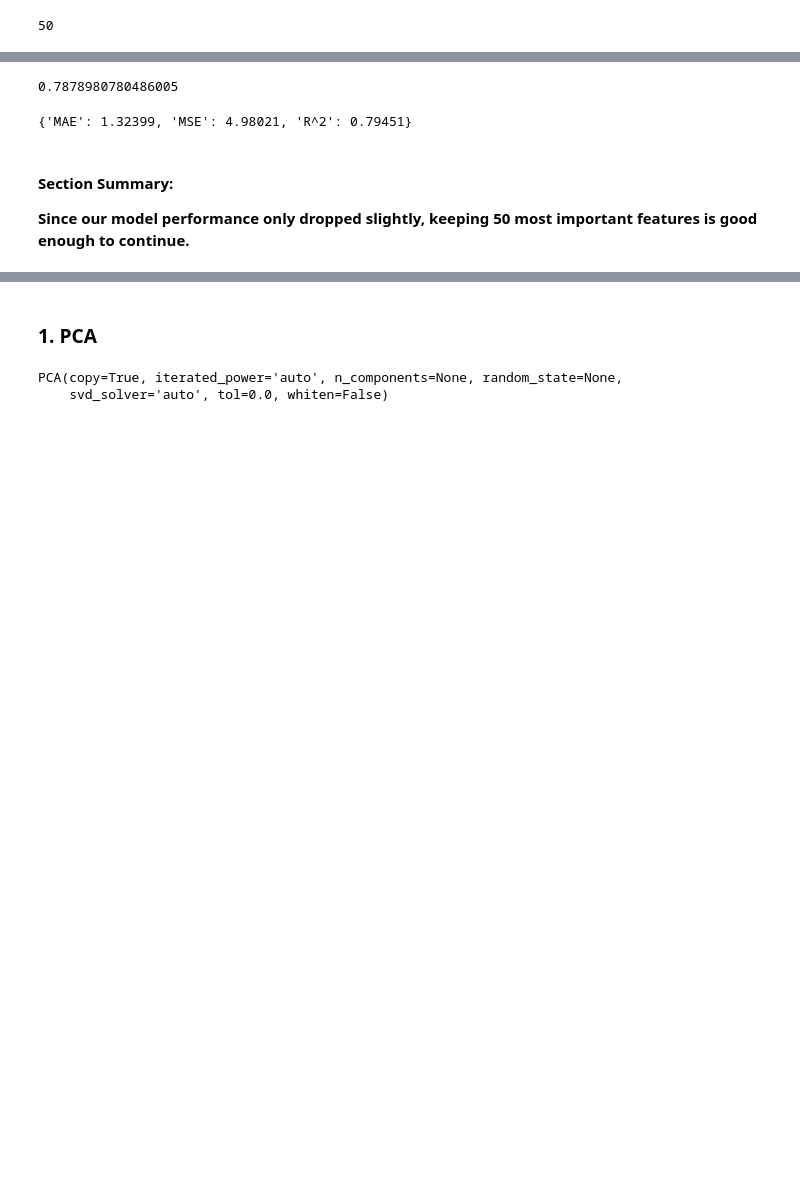
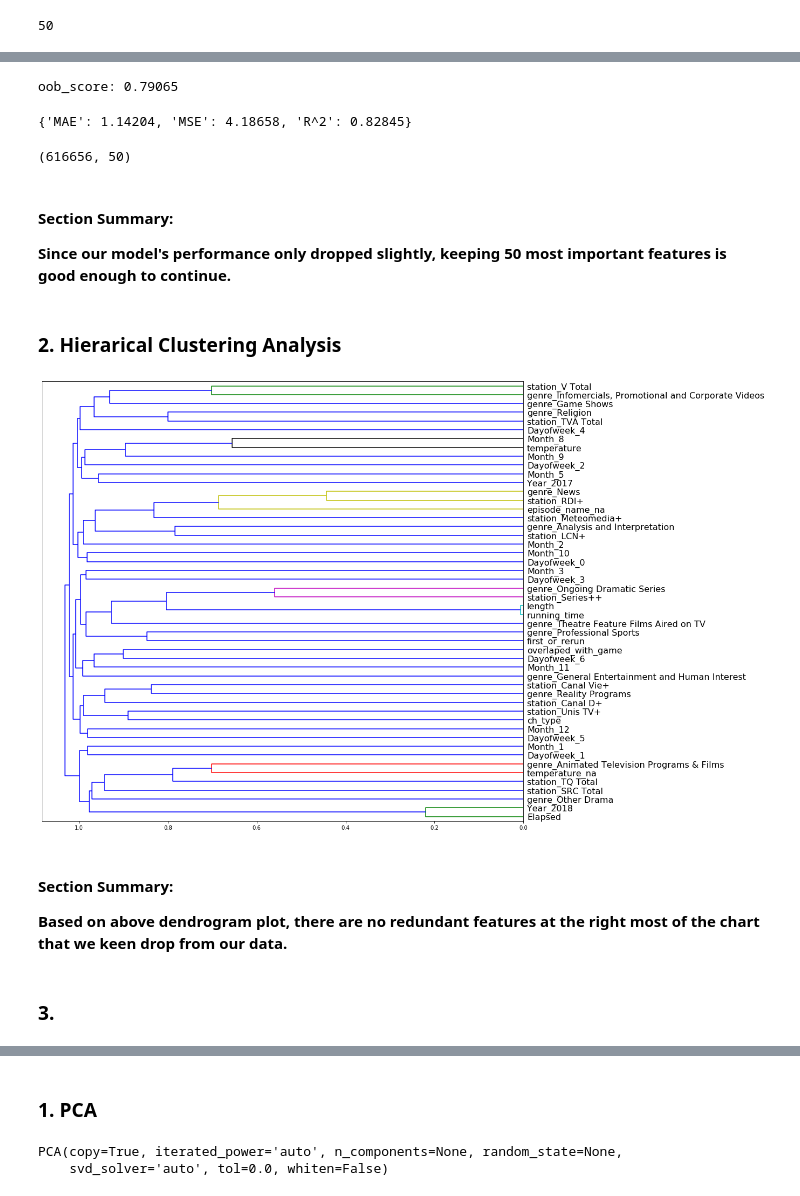
Before and after one commit to Carbonrun/YapAiTek_Challenge, a Jupyter notebook: 2.3_MS_Dim-Reduction.ipynb, the cells around one changed output, grey strips where cells are left out. Cells and saved outputs as stored; diff of their text form; code cells hidden in the pictures; blank space fills up the shorter version.

```diff
--- a/2.3_MS_Dim-Reduction.ipynb
+++ b/2.3_MS_Dim-Reduction.ipynb
@@ -159,9 +155,11 @@ plot_feature_importance(rf.feature_importances_, X_train.columns, figsize=(13, 6
 # %%
-fi = sorted(zip(rf.feature_importances_, X_train.columns), reverse=True)
+fi = sorted(zip(rf.feature_importances_, train_set.columns), reverse=True)
 to_keep = np.asarray([k for v, k in fi if v > 0.0013])
 len(to_keep)
 # %% [output]
 50
+# %%
+to_keep = to_keep[:50]
 # %%
 X_sample_reduced = X_sample[to_keep]
 # %%
@@ -181,13 +179,18 @@ RandomForestRegressor(bootstrap=True, ccp_alpha=0.0, criterion='mse',
 # %%
 preds_reduced = rf2.predict(X_test[to_keep])
-print(rf2.oob_score_)
+print('oob_score: %.5f' % rf2.oob_score_)
 evaluate(y_test, preds_reduced)
 # %% [output]
-0.7878980780486005
+oob_score: 0.79065
-{'MAE': 1.32399, 'MSE': 4.98021, 'R^2': 0.79451}
+{'MAE': 1.14204, 'MSE': 4.18658, 'R^2': 0.82845}
 # %%
 # save extracted columns name to diske for later use
 np.savetxt(data_dir + '/to_keep_columns_stage1.txt', to_keep, fmt='%s')
+# %%
+df_keep = train_set[to_keep]
+df_keep.shape
+# %% [output]
+(616656, 50)
 # %%
 # deleting unnecessary objects to release memory space
 del X_sample
@@ -195,4 +198,20 @@ del X_sample_reduced
 del y_sample
 # %% [markdown]
 #### Section Summary:
-**Since our model performance only dropped slightly, keeping 50 most important features is good enough to continue.**
+**Since our model's performance only dropped slightly, keeping 50 most important features is good enough to continue.**
+# %% [markdown]
+### 2. Hierarical Clustering Analysis
+# %%
+corr = np.round(scipy.stats.spearmanr(df_keep).correlation, 4)
+corr_condensed = hc.distance.squareform(1-corr)
+Z = hc.linkage(corr_condensed, method='average')
+fig = plt.figure(figsize=(16, 15))
+dendrogram = hc.dendrogram(Z, labels=df_keep.columns, orientation='left', leaf_font_size=16)
+plt.show()
+# %% [output]
+[figure, added]
+# %% [markdown]
+#### Section Summary:
+**Based on above dendrogram plot, there are no redundant features at the right most of the chart that we keen drop from our data.**
+# %% [markdown]
+### 3.
```
Also changed, not shown: parts of 19 cells of this notebook.
